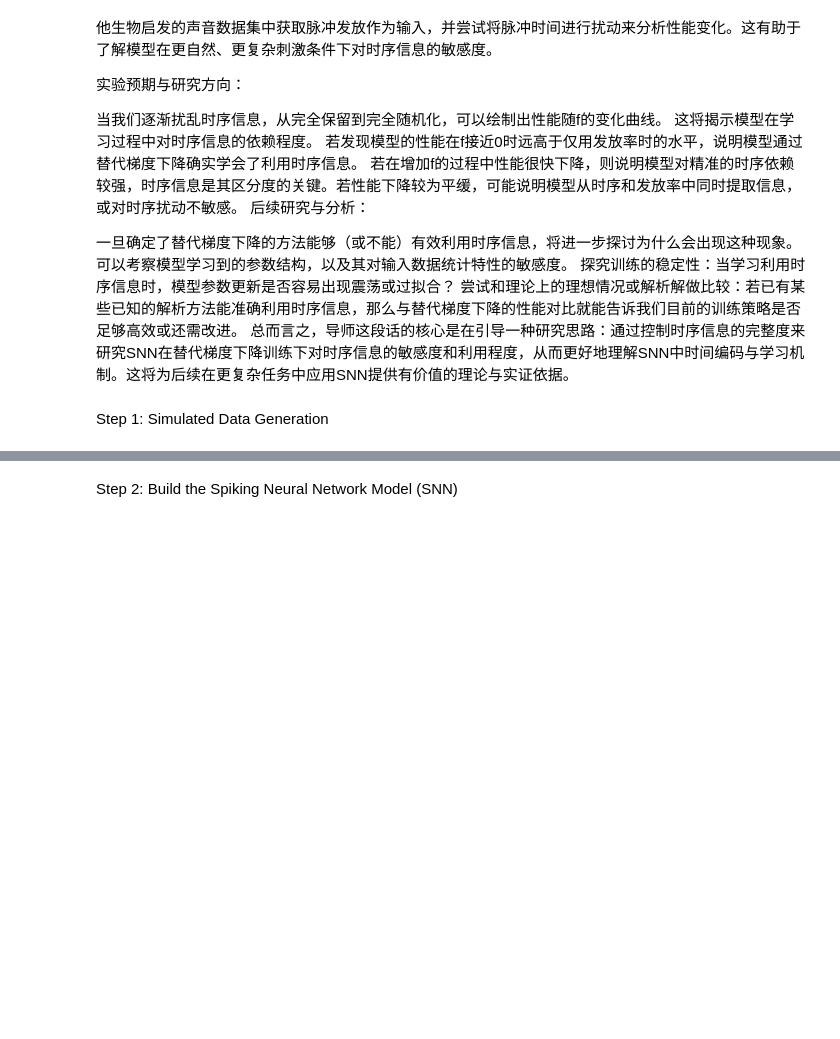
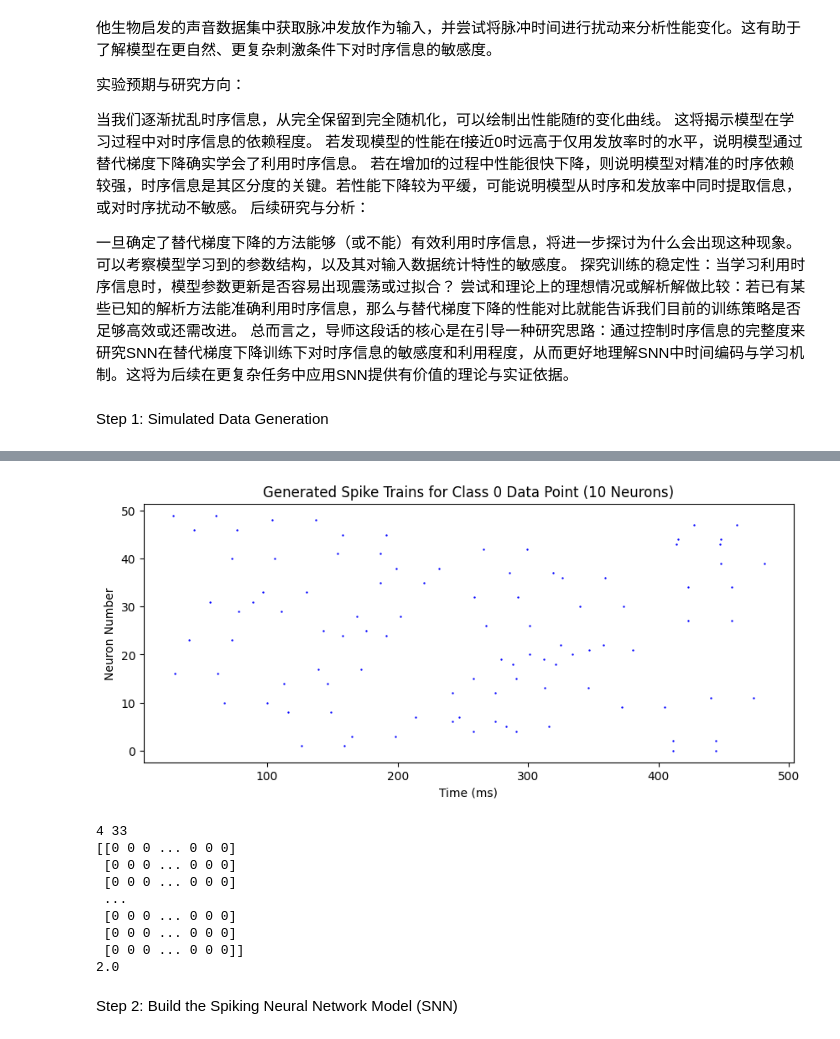
Before and after one commit to Oooorca/IRP_Neuro_SNN, a Jupyter notebook: test0221.ipynb, the cells around one changed output, grey strips where cells are left out. Saved outputs shown, nothing was run; the diff lists cells and outputs as text; code cells hidden in the pictures; blank space fills up the shorter version.

```diff
--- a/test0221.ipynb
+++ b/test0221.ipynb
@@ -236,2 +255,31 @@ Randomly selected Class 1 index: 440
+# %%
+# Visualize spike trains for Class 0 data point
+plt.figure(figsize=(10, 4))
+example_neuron_spikes_class0 = spike_trains_per_sample[180]
+for neuron_idx in range(num_neurons):
+    spike_times = np.where(example_neuron_spikes_class0[neuron_idx] == 1)[0]
+    plt.scatter(spike_times, np.ones_like(spike_times) * neuron_idx, s=2, color='b', marker='.')
+plt.xlabel('Time (ms)')
+plt.ylabel('Neuron Number')
+plt.title('Generated Spike Trains for Class 0 Data Point (10 Neurons)')
+plt.show()
+
+f_val = firing_rates[180]
+isi_val = isis[180]
+spike_trains = generate_spike_train(f_val, isi_val, num_neurons, T=T)
+print(f_val, isi_val)
+print(spike_trains)
+print(round(f_val) * T / 1000)
+# %% [output]
+[figure, added]
+4 33
+[[0 0 0 ... 0 0 0]
+ [0 0 0 ... 0 0 0]
+ [0 0 0 ... 0 0 0]
+ ...
+ [0 0 0 ... 0 0 0]
+ [0 0 0 ... 0 0 0]
+ [0 0 0 ... 0 0 0]]
+2.0
 # %% [markdown]
 Step 2: Build the Spiking Neural Network Model (SNN)
```
Also changed, not shown: parts of 6 cells of this notebook, 3 other files.
